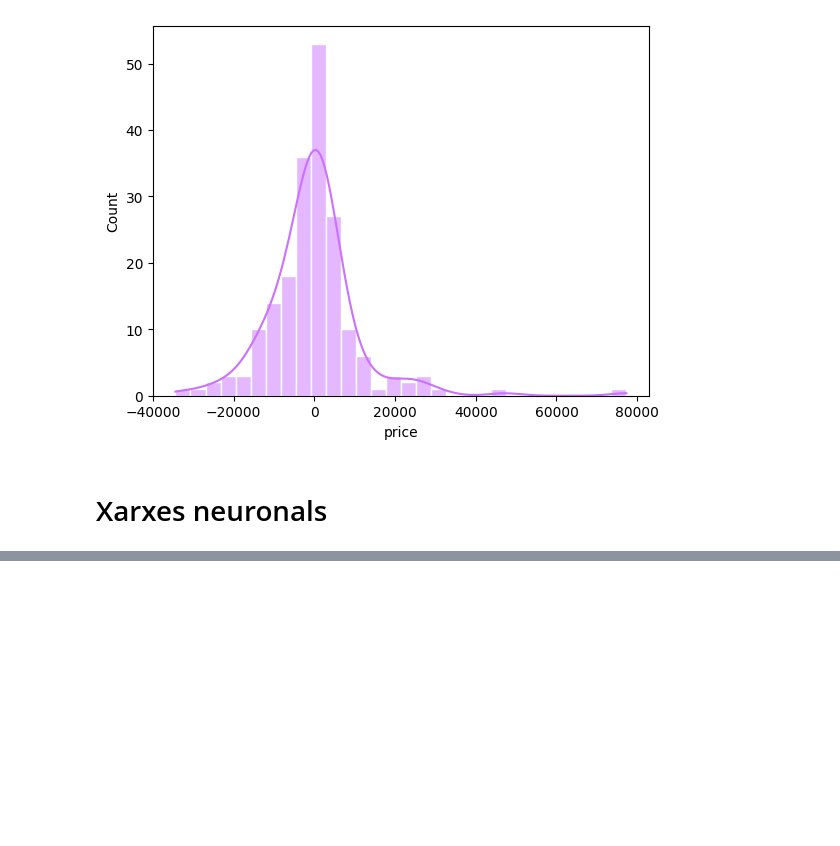
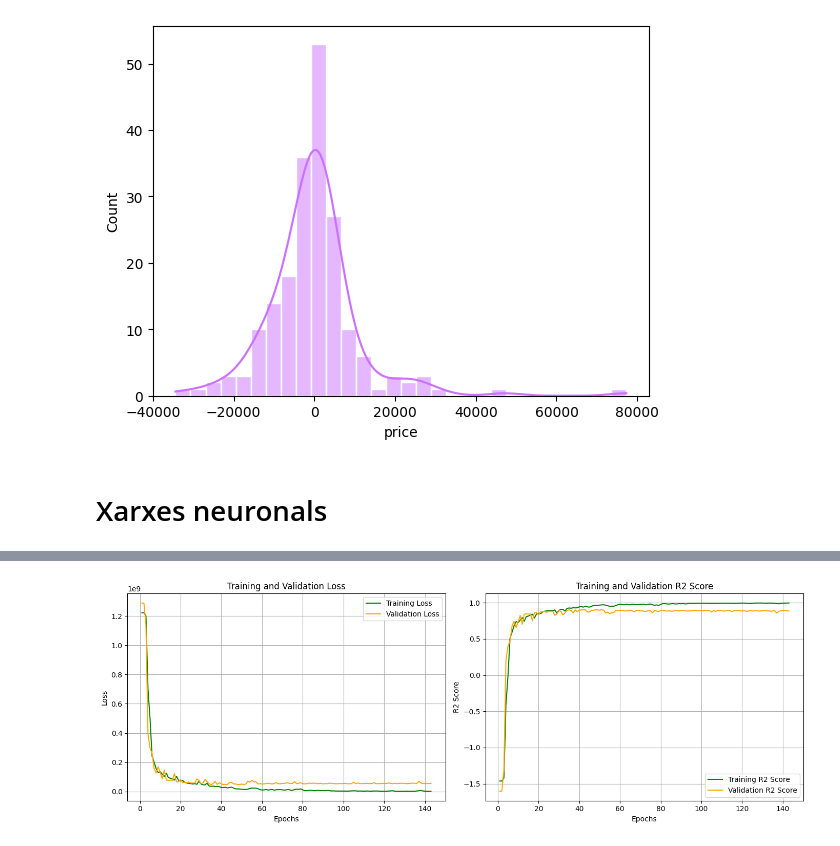
Before and after one commit to Nifel13/Smartphone-predictor, a Jupyter notebook: esmarfon_predict.ipynb, the cells around one changed output, grey strips where cells are left out. Cells and saved outputs as stored; diff of their text form; code cells hidden in the pictures; blank space fills up the shorter version.

```diff
--- a/esmarfon_predict.ipynb
+++ b/esmarfon_predict.ipynb
@@ -666,0 +794,83 @@ Testing R-squared: 0.7046
+# %%
+from sklearn.model_selection import KFold
+
+num_folds = 5
+
+train_mse_cv = []
+val_mse_cv = []
+train_r2_cv = []
+val_r2_cv = []
+
+kf = KFold(n_splits=num_folds, shuffle=True, random_state=64)
+
+learning_rate = 0.001
+
+batch_size=64
+num_epochs=2000
+
+for train_index, test_index in kf.split(X_train):
+    model = Sequential([
+    Dense(64, activation='relu', input_shape=(X_train.shape[1],)),
+    Dense(64, activation='relu', kernel_regularizer=l2(0.1)),
+    Dense(64, activation='relu', kernel_regularizer=l2(0.1)),
+    Dense(64, activation='relu', kernel_regularizer=l2(0.1)),
+    Dense(64, activation='relu', kernel_regularizer=l2(0.1)),
+    Dense(64, activation='relu', kernel_regularizer=l2(0.1)),
+    Dense(64, activation='relu', kernel_regularizer=l2(0.1)),
+    Dense(64, activation='relu', kernel_regularizer=l2(0.1)),
+    Dense(64, activation='relu', kernel_regularizer=l2(0.1)),
+    Dense(64, activation='relu', kernel_regularizer=l2(0.1)),
+    Dense(64, activation='relu', kernel_regularizer=l2(0.1)),
+    Dense(64, activation='relu', kernel_regularizer=l2(0.1)),
+    Dense(64, activation='relu', kernel_regularizer=l2(0.1)),
+    Dense(64, activation='relu', kernel_regularizer=l2(0.1)),
+    Dense(64, activation='relu', kernel_regularizer=l2(0.1)),
+    Dense(64, activation='relu', kernel_regularizer=l2(0.1)),
+    Dense(64, activation='relu', kernel_regularizer=l2(0.1)),
+    Dense(64, activation='relu', kernel_regularizer=l2(0.1)),
+    Dense(64, activation='relu', kernel_regularizer=l2(0.1)),
+    Dense(64, activation='relu', kernel_regularizer=l2(0.1)),
+    Dense(64, activation='relu', kernel_regularizer=l2(0.1)),
+    Dense(64, activation='relu', kernel_regularizer=l2(0.1)),
+    Dense(64, activation='relu', kernel_regularizer=l2(0.1)),
+    Dense(64, activation='relu', kernel_regularizer=l2(0.1)),
+    Dense(64, activation='relu', kernel_regularizer=l2(0.1)),
+    Dense(64, activation='relu', kernel_regularizer=l2(0.1)),
+    Dense(64, activation='relu', kernel_regularizer=l2(0.1)),
+    Dense(64, activation='relu', kernel_regularizer=l2(0.1)),
+    Dense(64, activation='relu', kernel_regularizer=l2(0.1)),
+    Dense(64, activation='relu', kernel_regularizer=l2(0.1)),
+    Dense(64, activation='relu', kernel_regularizer=l2(0.1)),
+    Dense(64, activation='relu', kernel_regularizer=l2(0.1)),
+    Dense(1, activation='linear')
+    ])
+
+    early_stopping = EarlyStopping(monitor='val_loss', patience=100, restore_best_weights=True)
+
+    optimizer = Adam(learning_rate=learning_rate)
+
+    model.compile(optimizer=optimizer, loss='mean_squared_error', metrics=['R2Score'])
+
+    X_train_cv, X_val_cv = X_train.iloc[train_index], X_train.iloc[test_index]
+    y_train_cv,y_val_cv= y_train.iloc[train_index],y_train.iloc[test_index]
+
+    history = model.fit(X_train_cv, y_train_cv, epochs=num_epochs, batch_size=batch_size, validation_split = 0.2, verbose=0, callbacks=[early_stopping])
+
+    plot_curves(history)
+
+    y_train_pred = model.predict(X_train_cv)
+    y_val_pred = model.predict(X_val_cv)
+
+    train_mse_cv.append(mean_squared_error(y_train_cv, y_train_pred))
+    val_mse_cv.append(mean_squared_error(y_val_cv, y_val_pred))
+
+    train_r2_cv.append(r2_score(y_train_cv, y_train_pred))
+    val_r2_cv.append(r2_score(y_val_cv, y_val_pred))
+
+
+print('Training MSE: {:.4f}'.format(np.mean(train_mse_cv)))
+print('Validation MSE: {:.4f}'.format(np.mean(val_mse_cv)))
+print('Training R-squared: {:.4f}'.format(np.mean(train_r2_cv)))
+print('Validation R-squared: {:.4f}'.format(np.mean(val_r2_cv)))
+# %% [output]
+[figure, added]
```
Also changed, not shown: parts of 13 cells of this notebook.
